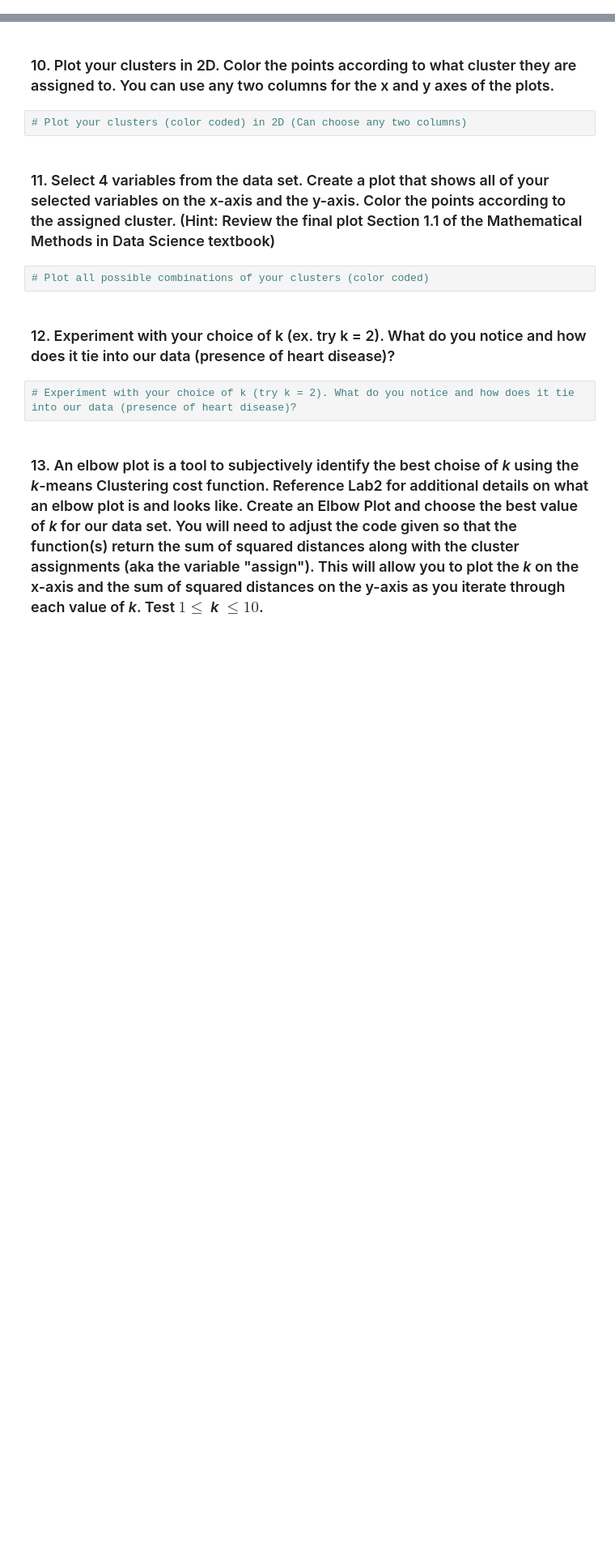
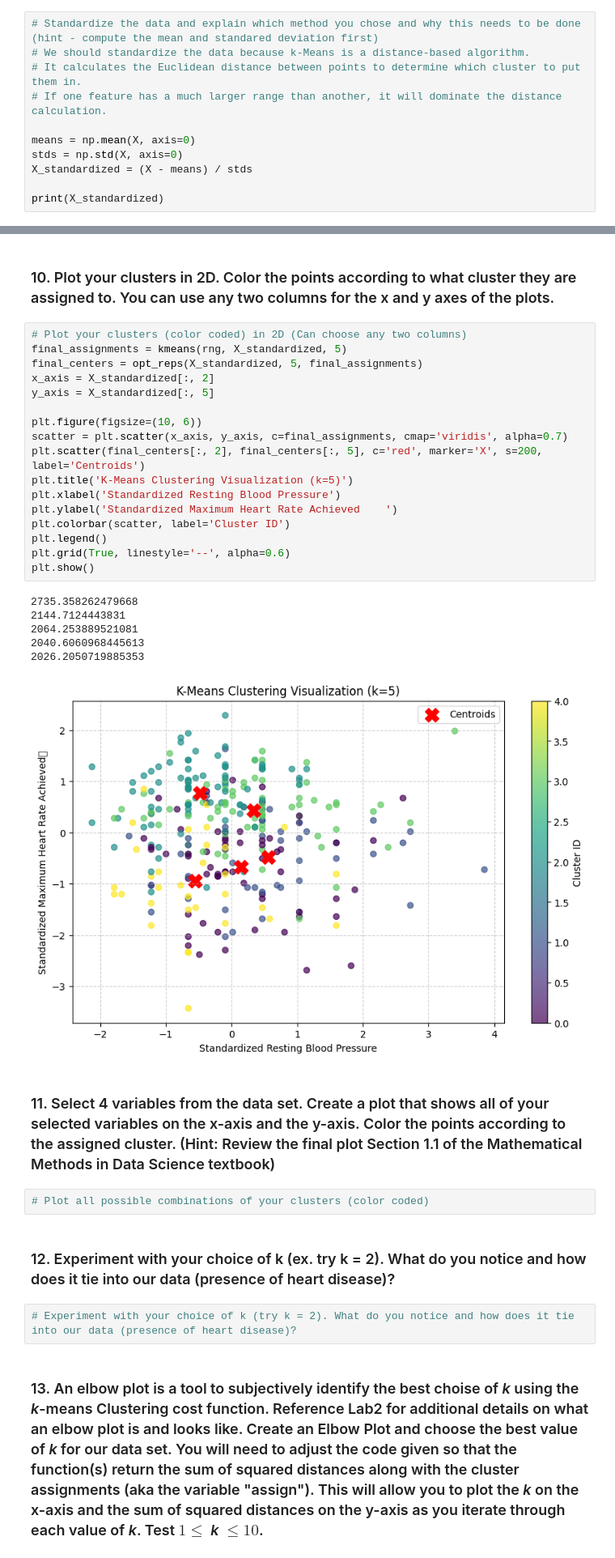
Before and after one commit to alibpowell/project1, a Jupyter notebook: 01_Student_Template.ipynb, the cells around one changed output, grey strips where cells are left out. Shown at 81% size. Drawn from its saved outputs; the diff is of its cells as text; blank space fills up the shorter version.

```diff
--- a/01_Student_Template.ipynb
+++ b/01_Student_Template.ipynb
@@ -237,0 +239,11 @@ Note: for this question you will comment the answer in python code and additiona
+# %%
+# Standardize the data and explain which method you chose and why this needs to be done (hint - compute the mean and standared deviation first)
+# We should standardize the data because k-Means is a distance-based algorithm.
+# It calculates the Euclidean distance between points to determine which cluster to put them in.
+# If one feature has a much larger range than another, it will dominate the distance calculation.
+
+means = np.mean(X, axis=0)
+stds = np.std(X, axis=0)
+X_standardized = (X - means) / stds
+
+print(X_standardized)
@@ -313,7 +370,29 @@ rng = np.random.default_rng(seed)
 # %% [markdown]
 ### 10. Plot your clusters in 2D. Color the points according to what cluster they are assigned to. You can use any two columns for the x and y axes of the plots.
-# %%
-# Plot your clusters (color coded) in 2D (Can choose any two columns)
+# %%
+# Plot your clusters (color coded) in 2D (Can choose any two columns)
+final_assignments = kmeans(rng, X_standardized, 5)
+final_centers = opt_reps(X_standardized, 5, final_assignments)
+x_axis = X_standardized[:, 2]
+y_axis = X_standardized[:, 5]
+
+plt.figure(figsize=(10, 6))
+scatter = plt.scatter(x_axis, y_axis, c=final_assignments, cmap='viridis', alpha=0.7)
+plt.scatter(final_centers[:, 2], final_centers[:, 5], c='red', marker='X', s=200, label='Centroids')
+plt.title('K-Means Clustering Visualization (k=5)')
+plt.xlabel('Standardized Resting Blood Pressure')
+plt.ylabel('Standardized Maximum Heart Rate Achieved	')
+plt.colorbar(scatter, label='Cluster ID')
+plt.legend()
+plt.grid(True, linestyle='--', alpha=0.6)
+plt.show()
+# %% [output]
+2735.358262479668
+2144.7124443831
+2064.253889521081
+2040.6060968445613
+2026.2050719885353
+[figure, added]
 # %% [markdown]
 ### 11. Select 4 variables from the data set. Create a plot that shows all of your selected variables on the x-axis and the y-axis. Color the points according to the assigned cluster. (Hint: Review the final plot Section 1.1 of the Mathematical Methods in Data Science textbook)
 # %%
```
Also changed, not shown: parts of 15 cells of this notebook.
